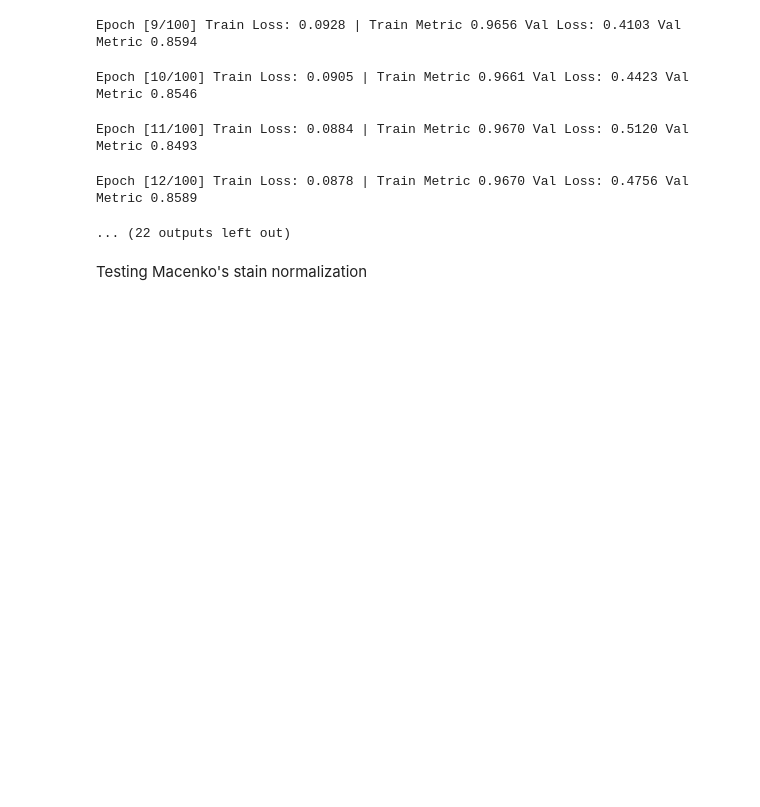
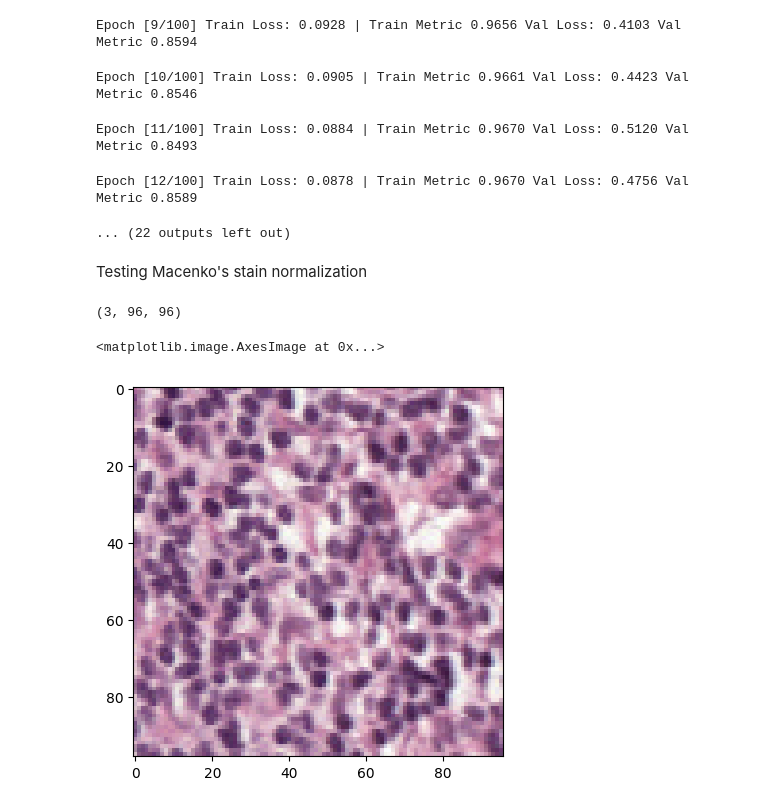
Before and after one commit to gabriellecaillaud/DLMI_histopathology, a Jupyter notebook: experiments.ipynb, the cells around one changed output. Drawn from its saved outputs; the diff is of its cells as text; code cells hidden in the pictures; blank space fills up the shorter version.

```diff
--- a/experiments.ipynb
+++ b/experiments.ipynb
@@ -239,3 +239,13 @@ normalizer.fit(target_image)
 normalized_image = normalizer.transform(source_image)
 # %%
-source_image = np.load("image_center_0_healthy.npy")   # (H, W, 3), dtype=np.uint8
+target_image = np.load("image_center_0_healthy.npy")   # (H, W, 3), dtype=np.uint8
+target_image.shape
+# %% [output]
+(3, 96, 96)
+# %%
+target_image = target_image.astype(np.float32)
+# %%
+plt.imshow(target_image.swapaxes(0,2))
+# %% [output]
+<matplotlib.image.AxesImage at 0x...>
+[figure, added]
```
Also changed, not shown: parts of 35 cells of this notebook, 2 other files.
